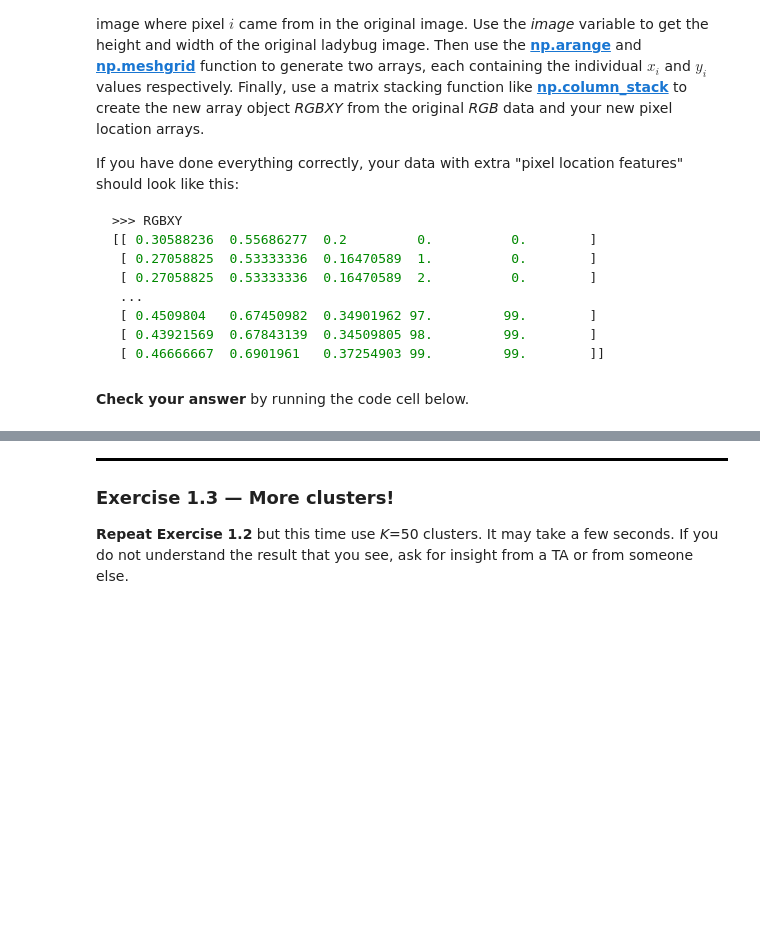
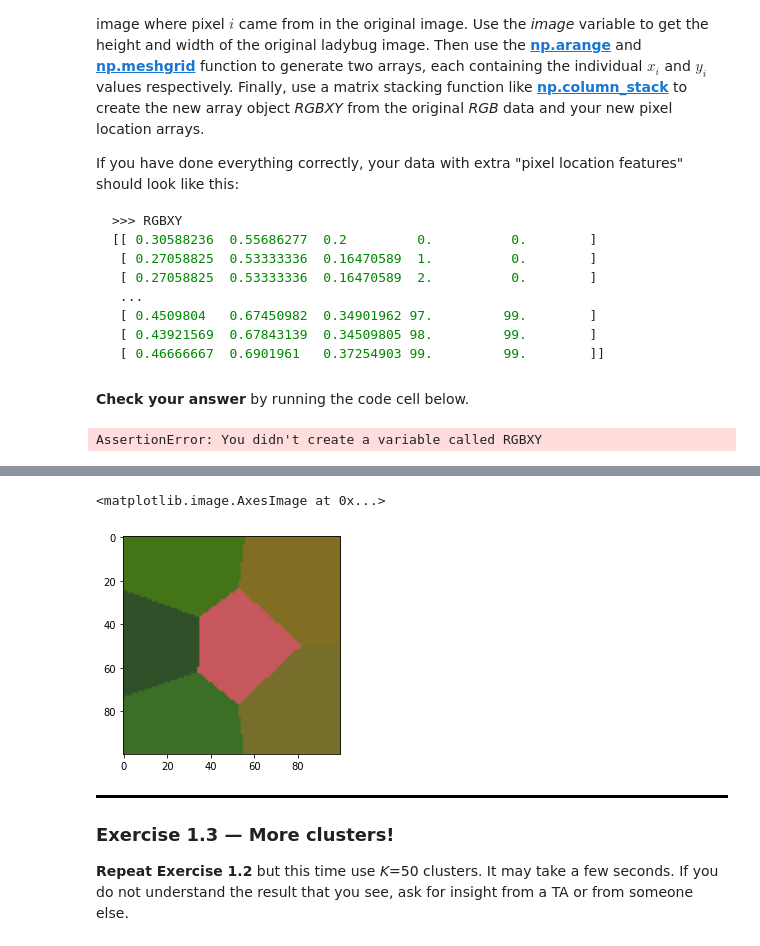
Before and after one commit to m-triassi/ml-exercises, a Jupyter notebook: Lab 3/lab3-exercises.ipynb, the cells around one changed output, grey strips where cells are left out. Saved outputs shown, nothing was run; the diff lists cells and outputs as text; code cells hidden in the pictures; blank space fills up the shorter version.

```diff
--- a/Lab 3/lab3-exercises.ipynb
+++ b/Lab 3/lab3-exercises.ipynb
@@ -149,3 +173,9 @@ If you have done everything correctly, your data with extra "pixel location feat
+# %%
+# Your code here. Aim for 2-6 lines.
+y,x,d = image.shape
+mesh = np.array(np.meshgrid(np.arange(y), np.arange(y))).T.reshape(-1, 2).copy()
+mesh[:, [1, 0]] = mesh[:, [0, 1]]
+RGBXY = np.column_stack((image.reshape(x*y, 3), mesh)).astype(RGB.dtype)
 # %% [markdown]
 **Check your answer** by running the code cell below.
 # %%
@@ -157,6 +187,8 @@ assert np.array_equal(RGBXY[99:101],
                       np.array([[0.38039216, 0.57647060, 0.15686275, 99., 0.],
                                 [0.25490198, 0.52156866, 0.14509805,  0., 1.]], dtype=np.float32)), "RGBXY wrong data"
 print("Correct!")
+# %% [output]
+AssertionError: You didn't create a variable called RGBXY
 # %% [markdown]
 <div style="border-bottom: 3px solid black;"></div>
 
@@ -175,3 +205,10 @@ _Hint:_ Your _RGBXY_ array has shape (10000,5), but the _imshow_ function expect
+# %%
+clusters, lab = run_kmeans(RGBXY, 6)
+colorData = clusters[lab][:, :3].reshape(x, y, 3)
+plt.imshow(colorData)
+# %% [output]
+<matplotlib.image.AxesImage at 0x...>
+[figure, added]
 # %% [markdown]
 <div style="border-bottom: 3px solid black;"></div>
 
```
Also changed, not shown: parts of 32 cells of this notebook.
